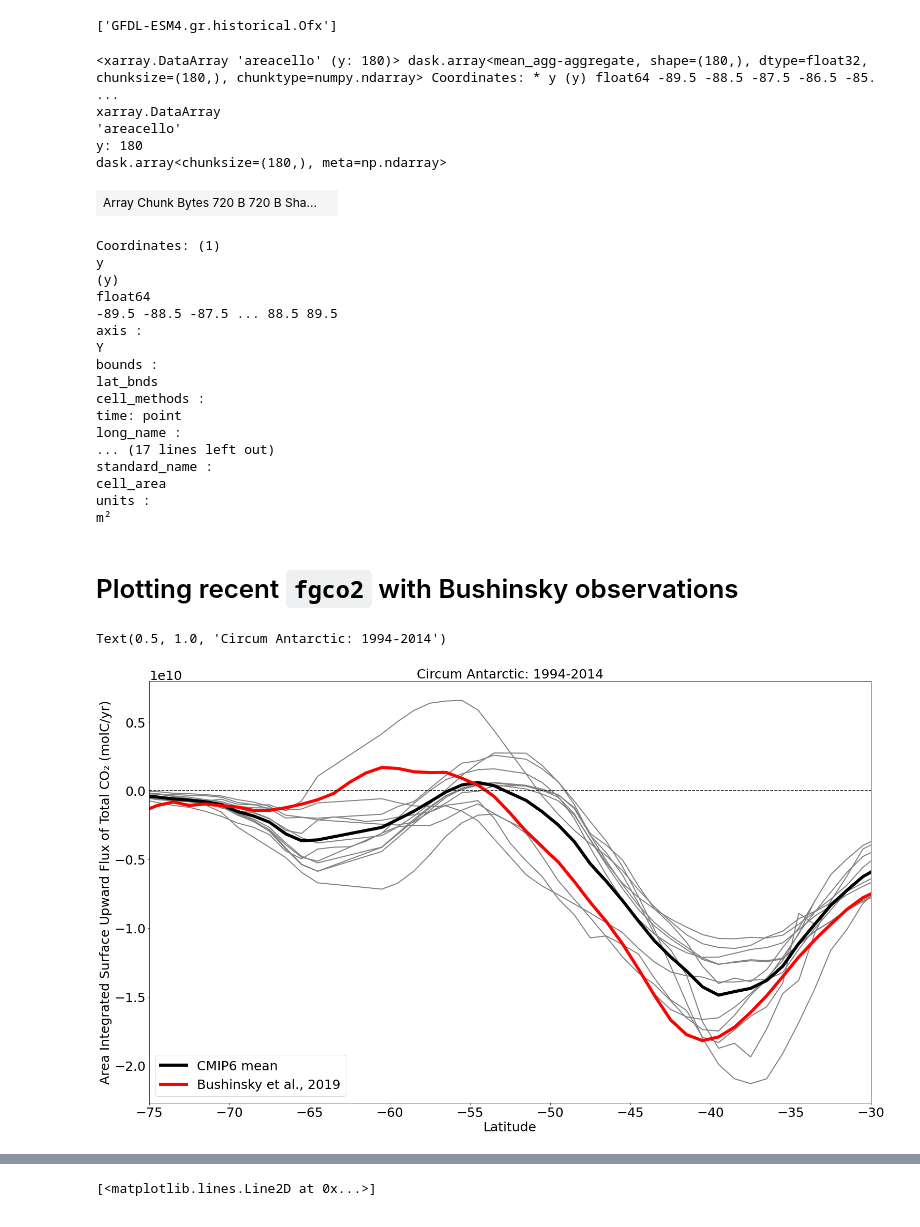
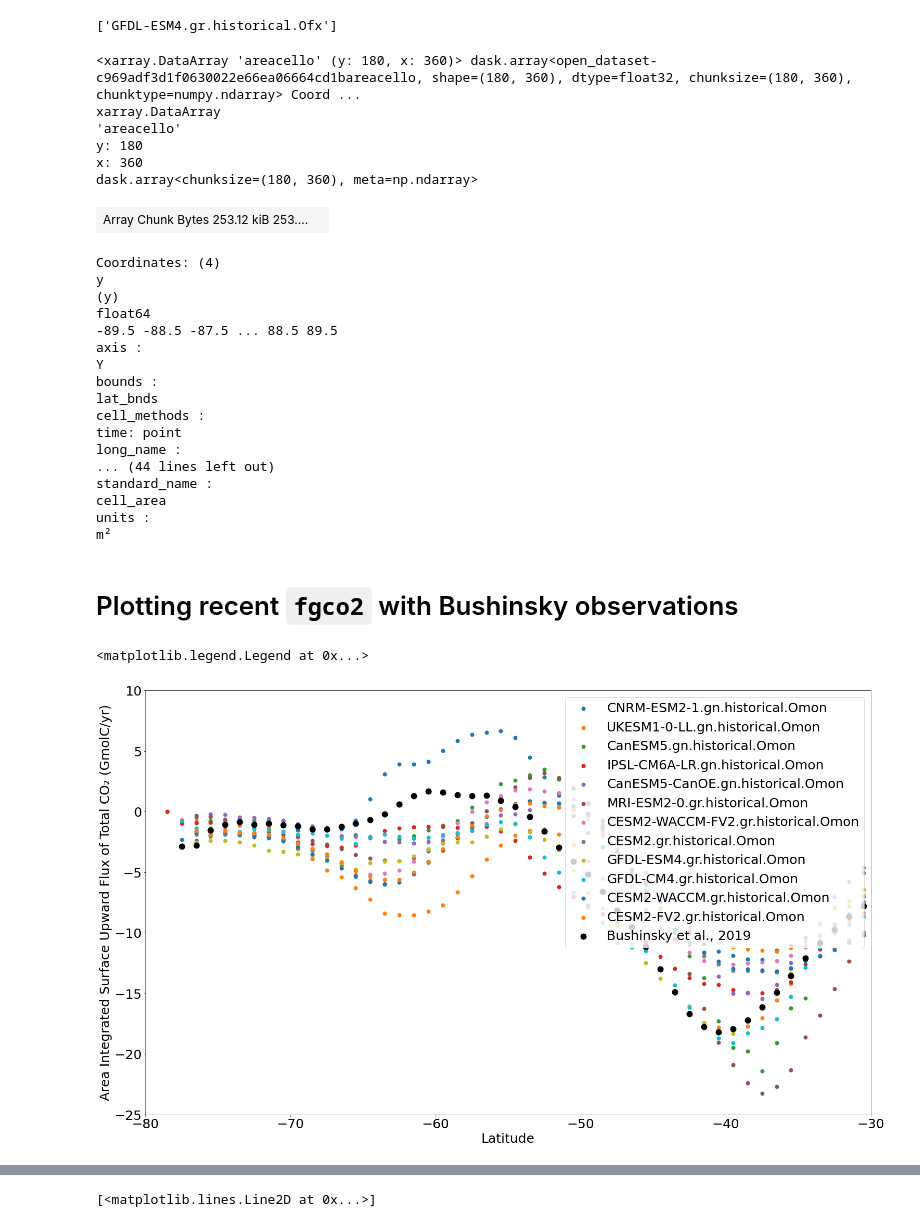
Before and after one commit to gmacgilchrist/seniorthesis, a Jupyter notebook: notebooks/observations.ipynb, the cells around one changed output, grey strips where cells are left out. Drawn from its saved outputs; the diff is of its cells as text; code cells hidden in the pictures.

```diff
--- a/notebooks/observations.ipynb
+++ b/notebooks/observations.ipynb
@@ -153,0 +104,3 @@ vol = haumann['vol']
+# %%
+obs = (ds['fgco2']*ds['daC'])
+obs
@@ -376,4 +362,4 @@ list(dd_gr.keys())
 # %%
-dd = {**dd_gr, **dd_regrid}
+dd = {**dd_regrid_gr, **dd_regrid}
 list(dd.keys())
 # %% [output]
@@ -435,16 +421,17 @@ list(dd_A.keys())
 [interactive output not drawn]
 ['GFDL-ESM4.gr.historical.Ofx']
 # %%
-A = dd_A['GFDL-ESM4.gr.historical.Ofx'].mean([ 'x'],keep_attrs=True).areacello
+A = dd_A['GFDL-ESM4.gr.historical.Ofx'].areacello
 A
 # %% [output]
-<xarray.DataArray 'areacello' (y: 180)> dask.array<mean_agg-aggregate, shape=(180,), dtype=float32, chunksize=(180,), chunktype=numpy.ndarray> Coordinates: * y (y) float64 -89.5 -88.5 -87.5 -86.5 -85. ...
+<xarray.DataArray 'areacello' (y: 180, x: 360)> dask.array<open_dataset-c969adf3d1f0630022e66ea06664cd1bareacello, shape=(180, 360), dtype=float32, chunksize=(180, 360), chunktype=numpy.ndarray> Coord ...
 xarray.DataArray
 'areacello'
 y: 180
-dask.array<chunksize=(180,), meta=np.ndarray>
+x: 360
+dask.array<chunksize=(180, 360), meta=np.ndarray>
-| Array Chunk Bytes 720 B 720 B Sha... |  |
+| Array Chunk Bytes 253.12 kiB 253.... |  |
-Coordinates: (1)
+Coordinates: (4)
 y
 (y)
 float64
@@ -456,56 +443,67 @@ lat_bnds
 cell_methods :
 time: point
 long_name :
-... (17 lines left out)
+... (44 lines left out)
 standard_name :
 cell_area
 units :
 m²
+# %%
+newcoords = {'x':dd_A['GFDL-ESM4.gr.historical.Ofx'].areacello['x'], 'y':dd_A['GFDL-ESM4.gr.historical.Ofx'].areacello['y']}
+newcoords
+
+
+for name, ds in dd.items():
+    dd[name] = ds.assign_coords(**newcoords)
 # %% [markdown]
 # Plotting recent `fgco2` with Bushinsky observations
 # %%
 # d = dd['GFDL-CM4.gr.historical.Omon'].fgco2.mean(['x'],keep_attrs=True)
 # d*A
 
 fig, ax = plt.subplots(nrows = 1, ncols=1, figsize = [25,15])
 temp = {}
 plt.rc('font', size = 25)
 plt.rc('axes', titlesize= 25)
 plt.rc('axes', labelsize= 25)
 plt.rc('figure', titlesize=30)
 
+
 conversion = 3.1536e7 * 83.3
 for name, ds in dd.items():
-    d = -1*ds.fgco2.isel(time = slice(1740, 1979)).mean(['time', 'x'],keep_attrs=True)*conversion
-    ar = d*A
+    d = -1*ds.isel(time = slice(1740, 1979)).mean(['time'],keep_attrs=True)*conversion*A
+    ar = d.mean('x', keep_attrs = True)/1e9
     temp[name]=ar
 
 
 for name, ds in temp.items():
-    ax.plot(ds.y[14:57], ds[14:57], lw = 2, color = "gray")
+    ax.scatter(ds.y, ds, lw = 2, label = name)
+    # color = "gray"
     ax.set_xlabel('Latitude')
     ax.set_ylabel('Surface Upward Flux of Total CO\u2082 (molC/m\u00b2/yr)')
 
-mn = np.mean(list(temp.values()), axis=0)
-ax.plot(ds.y[14:57], mn[14:57], lw = 6, label = 'CMIP6 mean', color = 'black')
+# mn = np.mean(list(temp.values()), axis=0)
+# ax.plot(ds.y[14:57], mn[14:57], lw = 6, label = 'CMIP6 mean', color = 'black')
+# ax.set_xlabel('Latitude')
+# ax.set_ylabel('Surface Upward Flux of Total CO\u2082 (molC/m\u00b2/yr)')
+
+r = obs.isel(time = slice(144, 395)).mean(['time', 'lon'],keep_attrs=True)/1e9
+ax.scatter(r.lat, r, label = 'Bushinsky et al., 2019', lw = 6, color = 'black')
+# zr = xr.zeros_like(dd['CESM2-FV2.gr.historical.Omon'].fgco2.isel(time = slice(1740, 1979)).mean(['time'],keep_attrs=True))
+# zr.isel(x = 0)[14:61].plot(linestyle = 'dashed', color = 'black')
 ax.set_xlabel('Latitude')
-ax.set_ylabel('Surface Upward Flux of Total CO\u2082 (molC/m\u00b2/yr)')
-r = f.isel(time = slice(144, 395)).mean(['time', 'lon'],keep_attrs=True)
-ax.plot(r.lat[14:61], r[14:61], label = 'Bushinsky et al., 2019', lw = 6, color = 'red')
-zr = xr.zeros_like(dd['CESM2-FV2.gr.historical.Omon'].fgco2.isel(time = slice(1740, 1979)).mean(['time'],keep_attrs=True))
-zr.isel(x = 0)[14:61].plot(linestyle = 'dashed', color = 'black')
-ax.set_xlabel('Latitude')
-ax.set_ylabel('Area Integrated Surface Upward Flux of Total CO\u2082 (molC/yr)')
+ax.set_ylabel('Area Integrated Surface Upward Flux of Total CO\u2082 (GmolC/yr)')
 
-ax.set_xlim([-75,-30])
+ax.set_xlim([-80,-30])
+ax.set_ylim([-25, 10])
 
 ax.legend(
 #     bbox_to_anchor=(1.05, 1),
-    loc='lower left'
+    loc='upper right'
 #     , borderaxespad=0.
 )
-ax.set_title('Circum Antarctic: 1994-2014')
+# ax.set_title('Circum Antarctic: 1994-2014')
 # plt.rcParams["figure.figsize"] = (25,15)
 # %% [output]
-Text(0.5, 1.0, 'Circum Antarctic: 1994-2014')
+<matplotlib.legend.Legend at 0x...>
-[figure, old version]
+[figure, new version]
```
Also changed, not shown: parts of 29 cells of this notebook.
